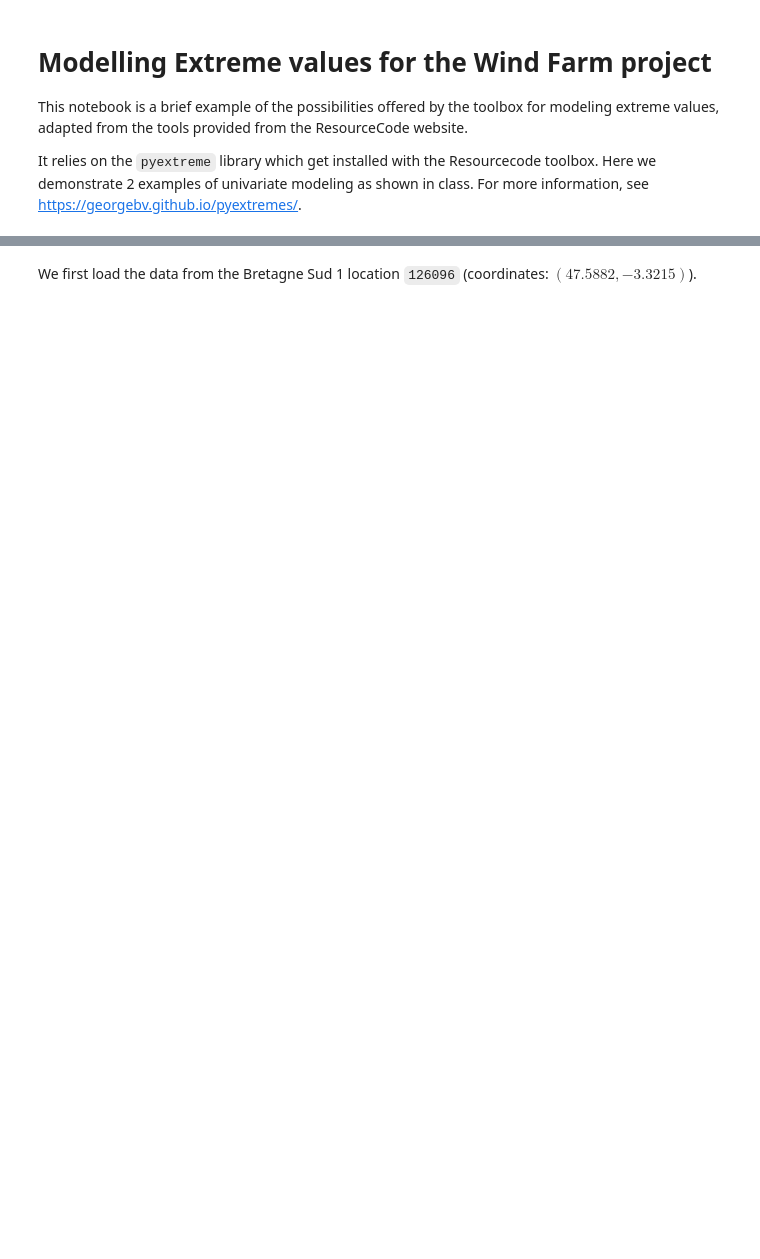
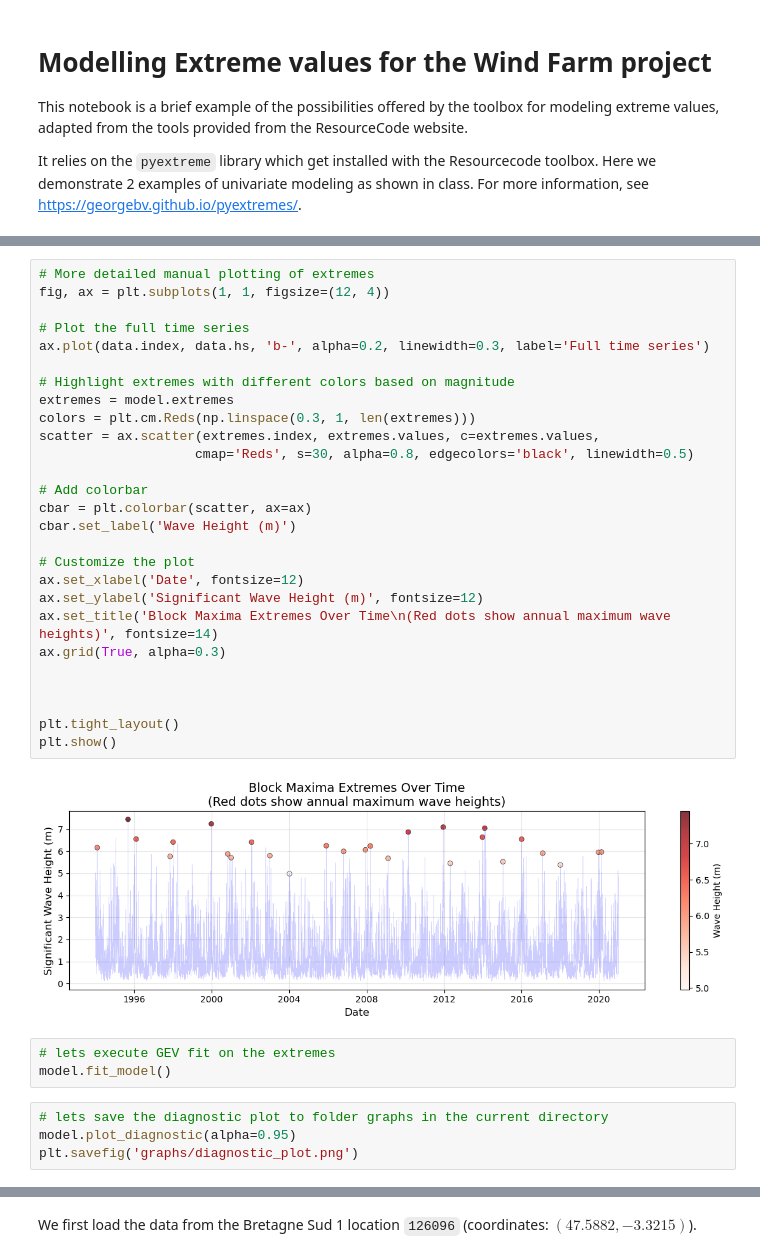
Before and after one commit to Lucaschikashy/sea-states_project_bretagne, a Jupyter notebook: index_project_EVA_1.ipynb, the cells around one changed output, grey strips where cells are left out. Drawn from its saved outputs; the diff is of its cells as text; blank space fills up the shorter version.

```diff
--- a/index_project_EVA_1.ipynb
+++ b/index_project_EVA_1.ipynb
@@ -6,0 +180,36 @@ It relies on the `pyextreme` library which get installed with the Resourcecode t
+# %%
+# More detailed manual plotting of extremes
+fig, ax = plt.subplots(1, 1, figsize=(12, 4))
+
+# Plot the full time series
+ax.plot(data.index, data.hs, 'b-', alpha=0.2, linewidth=0.3, label='Full time series')
+
+# Highlight extremes with different colors based on magnitude
+extremes = model.extremes
+colors = plt.cm.Reds(np.linspace(0.3, 1, len(extremes)))
+scatter = ax.scatter(extremes.index, extremes.values, c=extremes.values,
+                    cmap='Reds', s=30, alpha=0.8, edgecolors='black', linewidth=0.5)
+
+# Add colorbar
+cbar = plt.colorbar(scatter, ax=ax)
+cbar.set_label('Wave Height (m)')
+
+# Customize the plot
+ax.set_xlabel('Date', fontsize=12)
+ax.set_ylabel('Significant Wave Height (m)', fontsize=12)
+ax.set_title('Block Maxima Extremes Over Time\n(Red dots show annual maximum wave heights)', fontsize=14)
+ax.grid(True, alpha=0.3)
+
+
+
+plt.tight_layout()
+plt.show()
+# %% [output]
+[figure, added]
+# %%
+# lets execute GEV fit on the extremes
+model.fit_model()
+# %%
+# lets save the diagnostic plot to folder graphs in the current directory
+model.plot_diagnostic(alpha=0.95)
+plt.savefig('graphs/diagnostic_plot.png')
```
Also changed, not shown: parts of 38 cells of this notebook, 4 other files.
